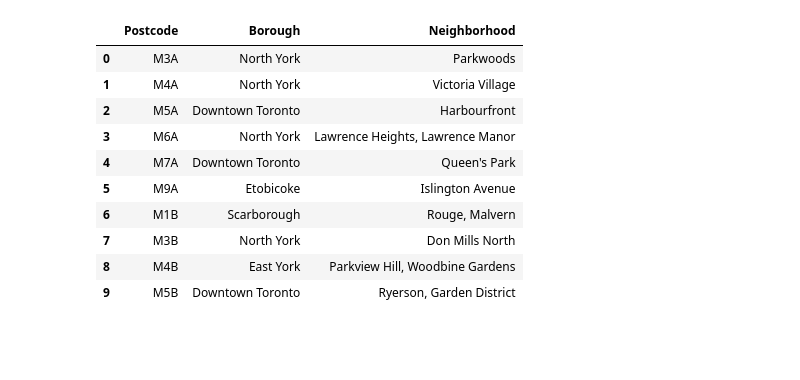
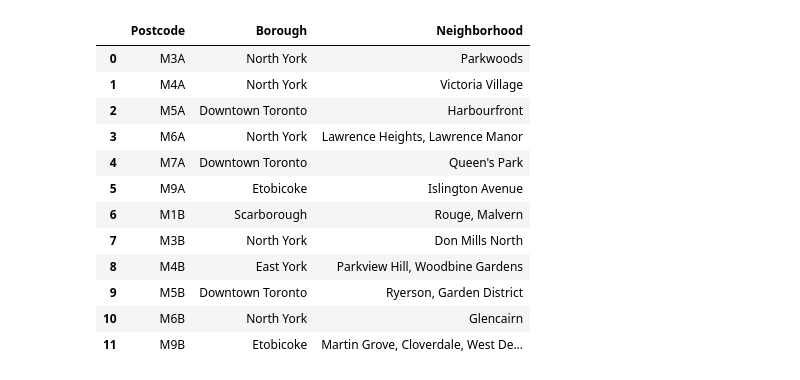
Before and after one commit to Jenny-shang95/Coursera_Capstone, a Jupyter notebook: Capstone_Project_Week3_JShang.ipynb, the cells around one changed output. Cells and saved outputs as stored; diff of their text form; code cells hidden in the pictures; blank space fills up the shorter version.

```diff
--- a/Capstone_Project_Week3_JShang.ipynb
+++ b/Capstone_Project_Week3_JShang.ipynb
@@ -42,31 +43,33 @@ tb.head(10)
 # %%
 # Ignore cells with a borough that is Not assigned.
 tb = tb.drop(tb[(tb.Borough == "Not assigned")].index)
 
 # If a cell has a borough but a Not assigned neighborhood, then the neighborhood will be the same as the borough.
 tb.Neighbourhood.replace("Not assigned", tb.Borough, inplace=True)
 tb.Neighbourhood.fillna(tb.Borough, inplace=True)
 
-# Drop duplicate entries after cleaning
+# Drop duplicate entries after cleaning.
 tb = tb.drop_duplicates()
 
-# Combine neighbourhood if under same postal code
+# Combine neighborhood if under same postal code.
 df = pd.DataFrame({'Postcode':tb.Postcode.unique()})
 df['Borough']=pd.DataFrame(list(set(tb['Borough'].loc[tb['Postcode'] == x['Postcode']])) for i, x in df.iterrows())
 df['Neighborhood']=pd.Series(list(set(tb['Neighbourhood'].loc[tb['Postcode'] == x['Postcode']])) for i, x in df.iterrows())
 df['Neighborhood']=df['Neighborhood'].apply(lambda x: ', '.join(x))
 df.dtypes
 
-df.head(10)
+df.head(12)
 # %% [output]
 |  | Postcode | Borough | Neighborhood |
 | 0 | M3A | North York | Parkwoods |
 | 1 | M4A | North York | Victoria Village |
 | 2 | M5A | Downtown Toronto | Harbourfront |
 | 3 | M6A | North York | Lawrence Heights, Lawrence Manor |
 | 4 | M7A | Downtown Toronto | Queen's Park |
 | 5 | M9A | Etobicoke | Islington Avenue |
 | 6 | M1B | Scarborough | Rouge, Malvern |
 | 7 | M3B | North York | Don Mills North |
 | 8 | M4B | East York | Parkview Hill, Woodbine Gardens |
 | 9 | M5B | Downtown Toronto | Ryerson, Garden District |
+| 10 | M6B | North York | Glencairn |
+| 11 | M9B | Etobicoke | Martin Grove, Cloverdale, West De... |
```
Also changed, not shown: parts of 23 cells of this notebook.
